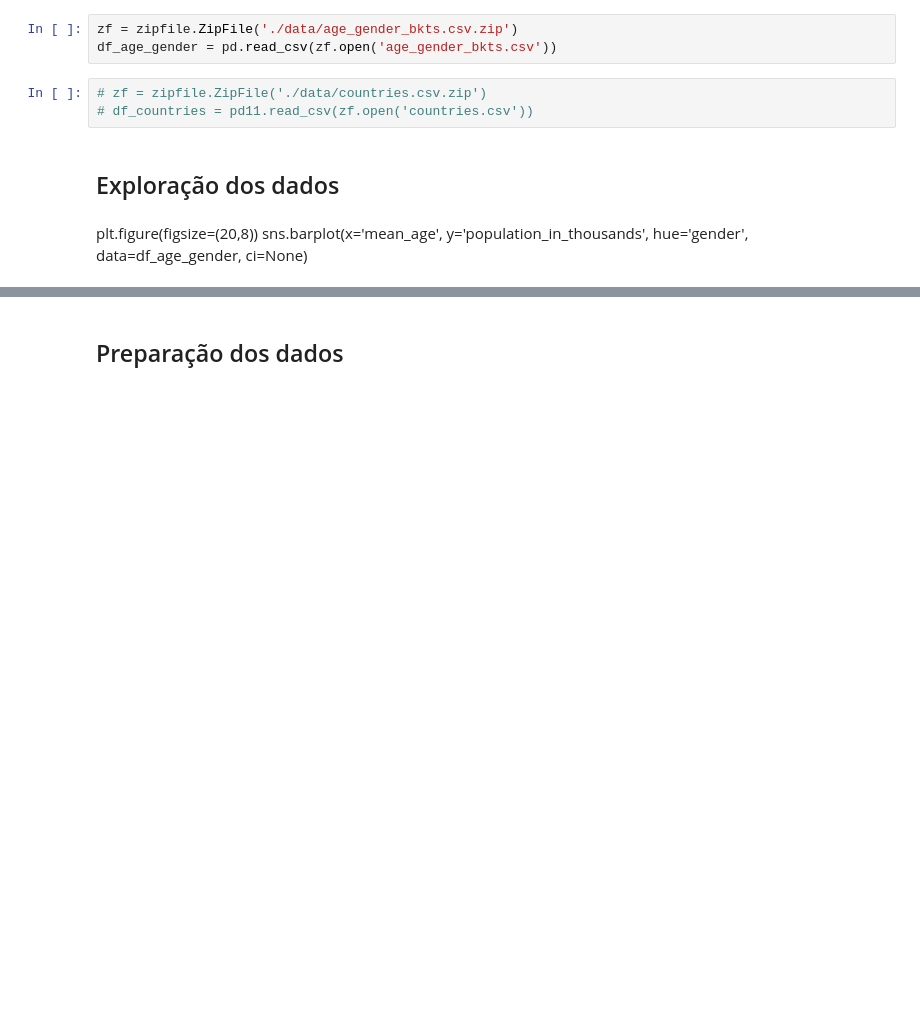
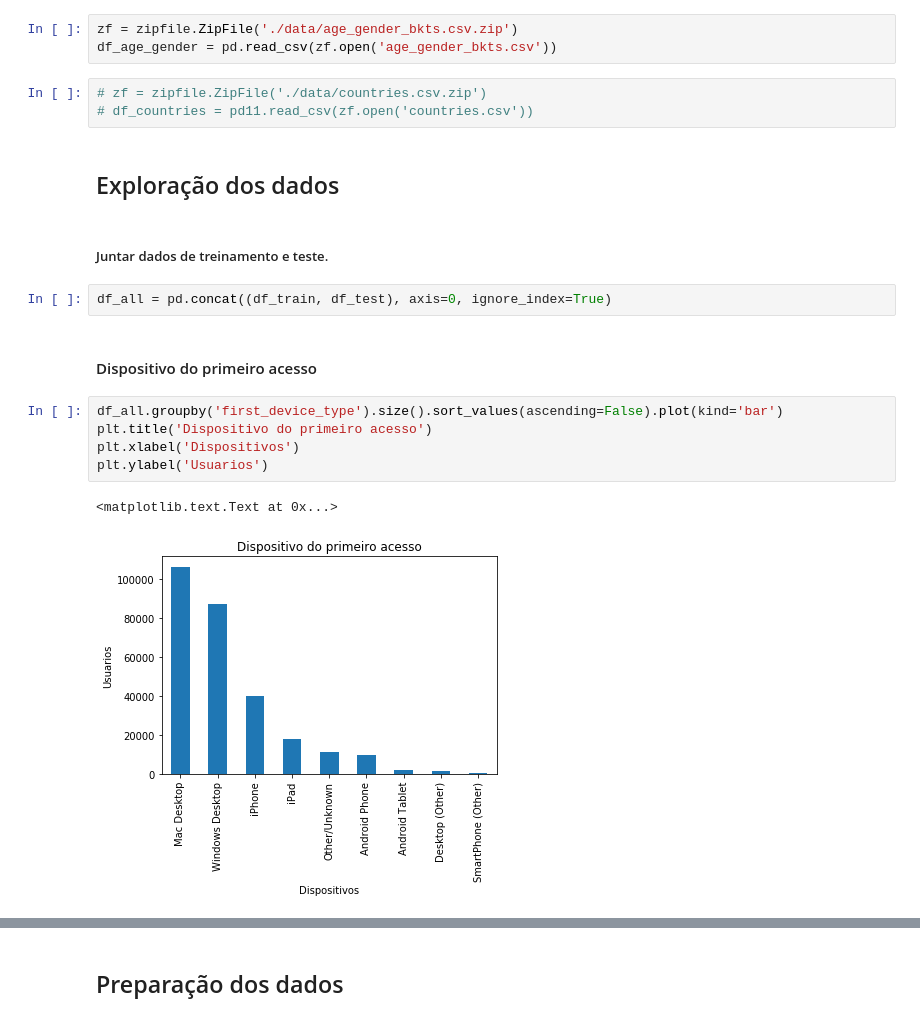
Before and after one commit to pedrobuzzi/ML-airbnb-new-users-booking, a Jupyter notebook: Airbnb - Capstone.ipynb, the cells around one changed output, grey strips where cells are left out. Saved outputs shown, nothing was run; the diff lists cells and outputs as text; blank space fills up the shorter version.

Commit message:
Adicionada Exploração dos dados

```diff
--- a/Airbnb - Capstone.ipynb
+++ b/Airbnb - Capstone.ipynb
@@ -25,7 +28,17 @@ df_age_gender = pd.read_csv(zf.open('age_gender_bkts.csv'))
 # df_countries = pd11.read_csv(zf.open('countries.csv'))
 # %% [markdown]
 ## Exploração dos dados
-# %% [markdown]
-
-plt.figure(figsize=(20,8))
-sns.barplot(x='mean_age', y='population_in_thousands', hue='gender', data=df_age_gender, ci=None)
+# %% [markdown]
+##### Juntar dados de treinamento e teste.
+# %%
+df_all = pd.concat((df_train, df_test), axis=0, ignore_index=True)
+# %% [markdown]
+#### Dispositivo do primeiro acesso
+# %%
+df_all.groupby('first_device_type').size().sort_values(ascending=False).plot(kind='bar')
+plt.title('Dispositivo do primeiro acesso')
+plt.xlabel('Dispositivos')
+plt.ylabel('Usuarios')
+# %% [output]
+<matplotlib.text.Text at 0x...>
+[figure, added]
```
Also changed, not shown: parts of 65 cells of this notebook.
